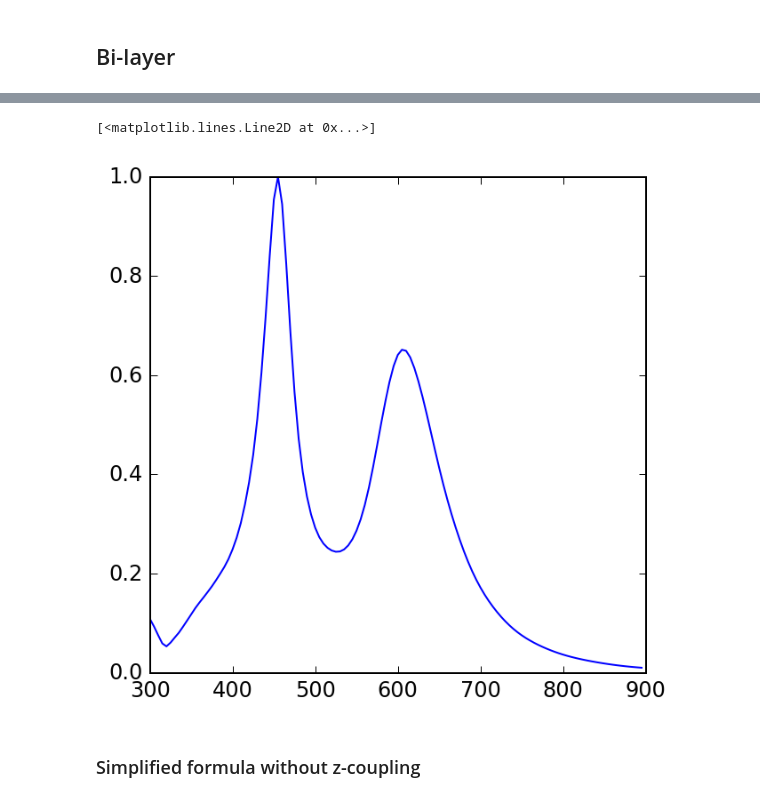
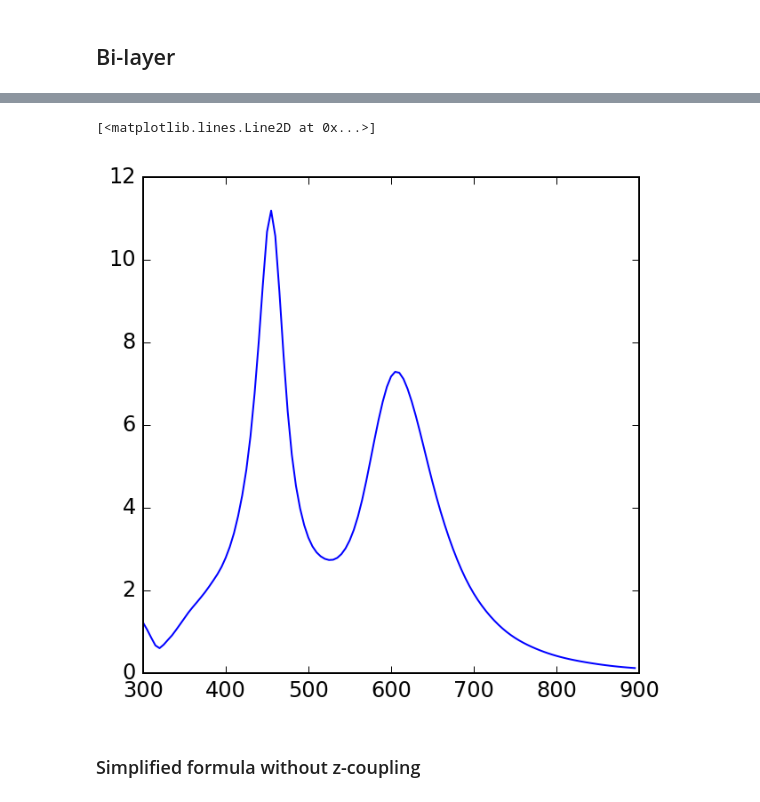
Before and after one commit to jpsfitz/nanooptics, a Jupyter notebook: Supporting information - cda.ipynb, the cells around one changed output, grey strips where cells are left out. Drawn from its saved outputs; the diff is of its cells as text; code cells hidden in the pictures.

```diff
--- a/Supporting information - cda.ipynb
+++ b/Supporting information - cda.ipynb
@@ -59,13 +97,14 @@ def CextCDA(wl0nm):
     kLatticeSumnm = knm + 1j*kinm
 
     SMatnm3 = cda.latticeSumSMat(RvecListnm, kLatticeSumnm)
-    Snm3 = SMatnm3[0,0] # x-polarized light
+    Einc = np.array([1,0,0]) # x-polarized light
+    Snm3 = Einc.dot(SMatnm3.dot(Einc))
     alpha1nm3 = mie.alpha(ns, Rnms, k0nm)
 
-    return cda.CextCDA(Snm3, alpha1nm3, knm)
+    return cda.CextCDA(Snm3, alpha1nm3, knm)/(pi*coreRnm**2)
 
-wlListnm = np.arange(300,900,5)
+wlListnm = np.arange(300,900,2)
 CextListnm = list(map(CextCDA, wlListnm))
-pylab.plot(wlListnm, CextListnm/max(CextListnm))
+pylab.plot(wlListnm, CextListnm)
 # %% [output]
 [<matplotlib.lines.Line2D at 0x...>]
@@ -78,7 +117,7 @@ dccnm = 430
 coreRnm = 48
 Rnms = [coreRnm]
 
-RmagList, NList = lattices.RmagNListHex(15)
+RmagList, NList = lattices.RmagNListHex(10)
 RmagListnm = [i*dccnm for i in RmagList]
 
 def CextCDA(wl0nm):
@@ -92,10 +131,10 @@ def CextCDA(wl0nm):
     Snm3 = cda.latticeSumS0(RmagListnm, NList, kLatticeSumnm)
     alpha1nm3 = mie.alpha(ns, Rnms, k0nm)
 
-    return cda.CextCDA(Snm3, alpha1nm3, knm)
+    return cda.CextCDA(Snm3, alpha1nm3, knm)/(pi*coreRnm**2)
 
-wlListnm = np.arange(300,900,1)
+wlListnm = np.arange(300,900,2)
 CextListnm = list(map(CextCDA, wlListnm))
-pylab.plot(wlListnm, CextListnm/max(CextListnm))
+pylab.plot(wlListnm, CextListnm)
 # %% [output]
 [<matplotlib.lines.Line2D at 0x...>]
@@ -107,35 +146,39 @@ pylab.plot(wlListnm, CextListnm/max(CextListnm))
 # %%
 log2alpha = -0.5
 dccnm = 430
 coreRnm = 48
 thicknessnm = 150
 
 dz = 2*thicknessnm/dccnm
 RvecList, RmagList = lattices.RvecRmagListsHex(15)
-RvecListnm = ([i*dccnm for i in RvecList] +
-              [(i + [0,0,dz])*dccnm for i in RvecList])
+RvecList2 = [(Rvec + [0,0,dz]) for Rvec in RvecList]
+RvecListnm = [Rvec*dccnm for Rvec in RvecList]
+RvecList2nm = [Rvec*dccnm for Rvec in RvecList2]
 
 def CextCDA(wl0nm):
     Rnms = [coreRnm]
     ns = [ri.nAg(wl0nm), 1.48]
     nmed = ns[-1]
     k0nm = (2*pi/wl0nm)
     knm = nmed*k0nm
     kinm = (2**log2alpha)/(2*dccnm)
     kLatticeSumnm = knm + 1j*kinm
 
     SMatnm3 = cda.latticeSumSMat(RvecListnm, kLatticeSumnm)
-    Snm3 = SMatnm3[0,0] # x-polarized light
+    SMat2nm3 = cda.latticeSumSMat(RvecList2nm, kLatticeSumnm)
+    SMatnm3 = SMatnm3 + SMat2nm3
+    Einc = np.array([1,0,0]) # x-polarized light
+    Snm3 = Einc.dot(SMatnm3.dot(Einc))
     alpha1nm3 = mie.alpha(ns, Rnms, k0nm)
 
-    return cda.CextCDA(Snm3, alpha1nm3, knm)
+    return cda.CextCDA(Snm3, alpha1nm3, knm)/(pi*coreRnm**2)
 
 wlListnm = np.arange(300,900,5)
 CextListnm = list(map(CextCDA, wlListnm))
-pylab.plot(wlListnm, CextListnm/max(CextListnm))
+pylab.plot(wlListnm, CextListnm)
 # %% [output]
 [<matplotlib.lines.Line2D at 0x...>]
-[figure, old version]
+[figure, new version]
 # %% [markdown]
 ### Simplified formula without z-coupling
 # %%
```
Also changed, not shown: parts of 8 cells of this notebook, 1 other file.
